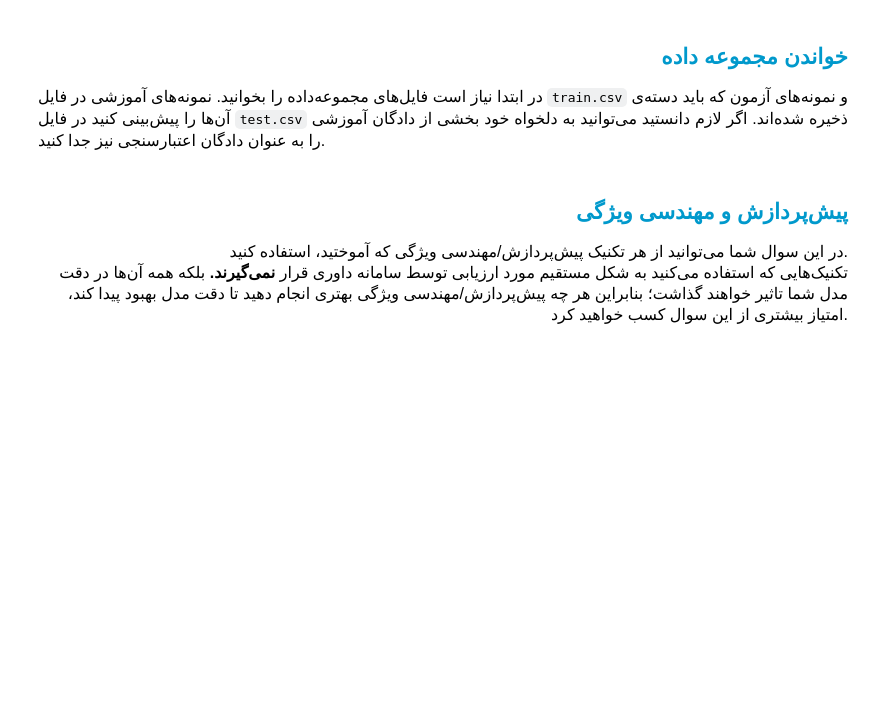
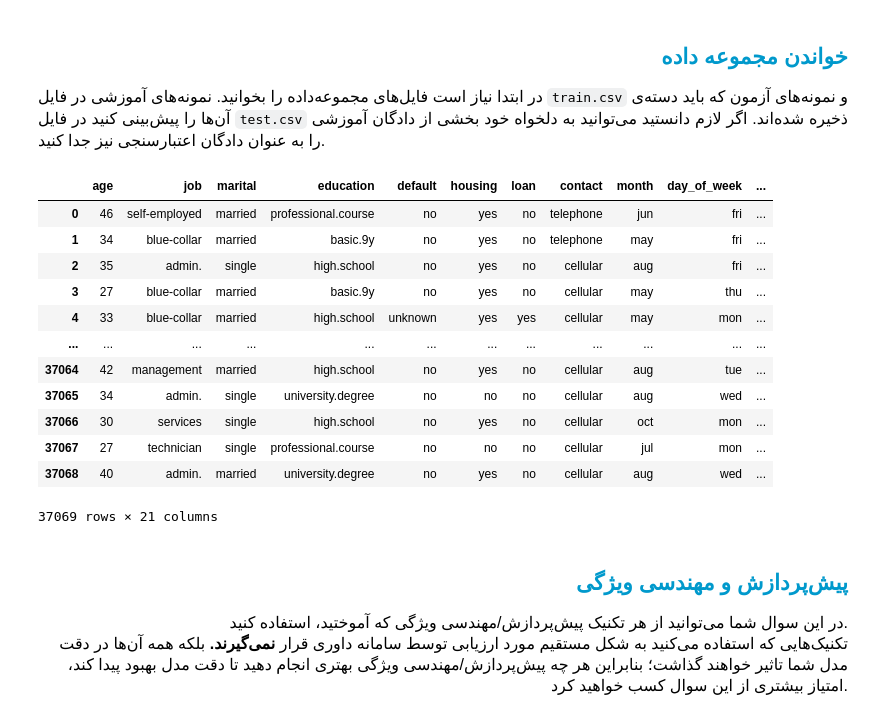
Before and after one commit to AmirrezaNasiri85/Artificial-Inteligance-Boot-Camp, a Jupyter notebook: Tamirin/Week4.3/The Marketing Gamble/all/The_Marketing_Gamble.ipynb, the cells around one changed output. Drawn from its saved outputs; the diff is of its cells as text; code cells hidden in the pictures; blank space fills up the shorter version.

```diff
--- a/Tamirin/Week4.3/The Marketing Gamble/all/The_Marketing_Gamble.ipynb
+++ b/Tamirin/Week4.3/The Marketing Gamble/all/The_Marketing_Gamble.ipynb
@@ -89,7 +89,24 @@ import pandas as pd
 </p>
 # %%
 #TO-DO
-train_df = pd.read_csv()
+train_df = pd.read_csv("train.csv")
+test_df = pd.read_csv("test.csv")
+
+train_df
+# %% [output]
+|  | age | job | marital | education | default | housing | loan | contact | month | day_of_week | ... |
+| 0 | 46 | self-employed | married | professional.course | no | yes | no | telephone | jun | fri | ... |
+| 1 | 34 | blue-collar | married | basic.9y | no | yes | no | telephone | may | fri | ... |
+| 2 | 35 | admin. | single | high.school | no | yes | no | cellular | aug | fri | ... |
+| 3 | 27 | blue-collar | married | basic.9y | no | yes | no | cellular | may | thu | ... |
+| 4 | 33 | blue-collar | married | high.school | unknown | yes | yes | cellular | may | mon | ... |
+| ... | ... | ... | ... | ... | ... | ... | ... | ... | ... | ... | ... |
+| 37064 | 42 | management | married | high.school | no | yes | no | cellular | aug | tue | ... |
+| 37065 | 34 | admin. | single | university.degree | no | no | no | cellular | aug | wed | ... |
+| 37066 | 30 | services | single | high.school | no | yes | no | cellular | oct | mon | ... |
+| 37067 | 27 | technician | single | professional.course | no | no | no | cellular | jul | mon | ... |
+| 37068 | 40 | admin. | married | university.degree | no | yes | no | cellular | aug | wed | ... |
+37069 rows × 21 columns
 # %% [markdown]
 <h2 align=right style="line-height:200%;font-family:vazir;color:#0099cc">
 <font face="vazir" color="#0099cc">
```
Also changed, not shown: parts of 11 cells of this notebook, 3 other files.
